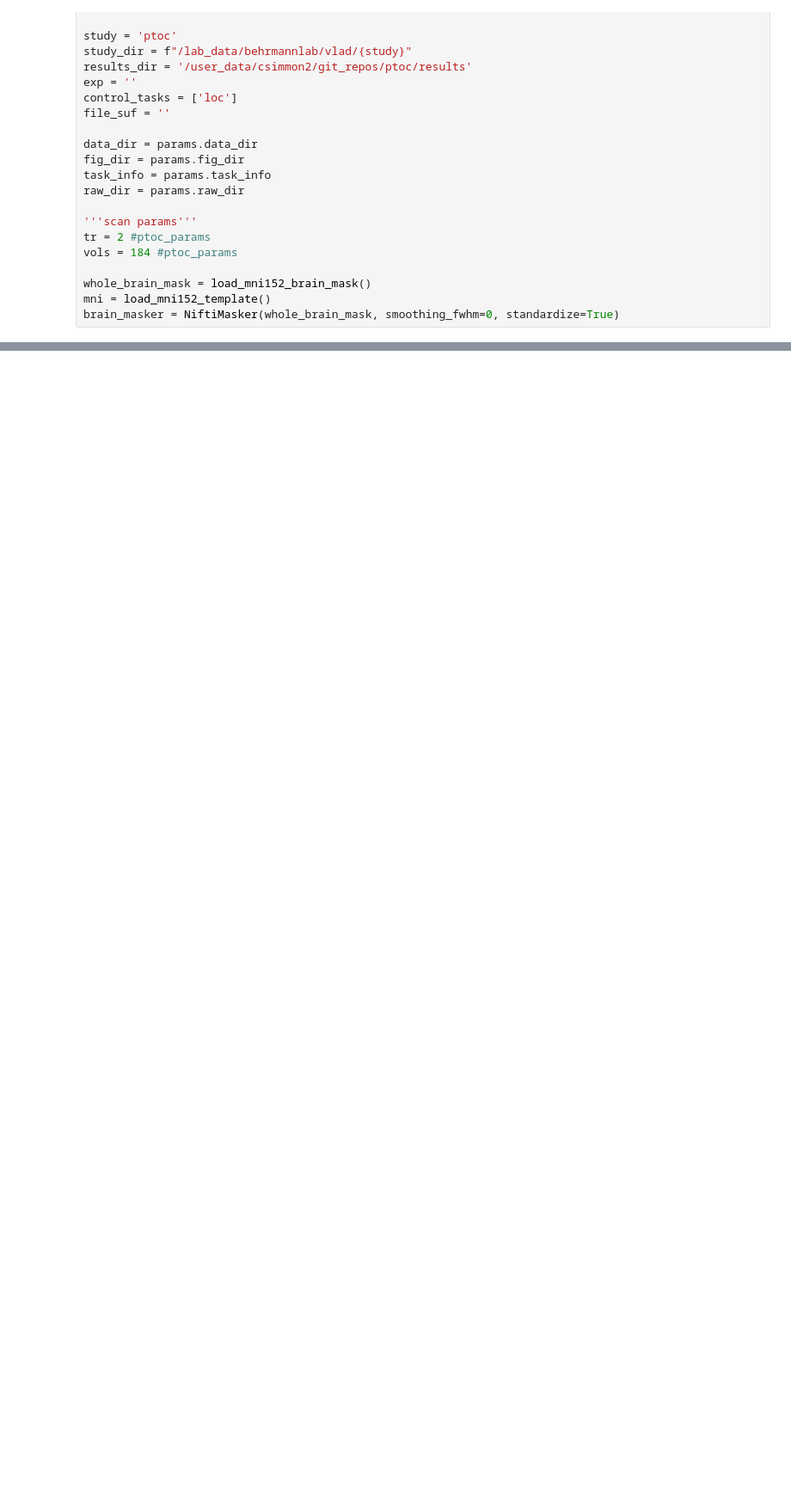
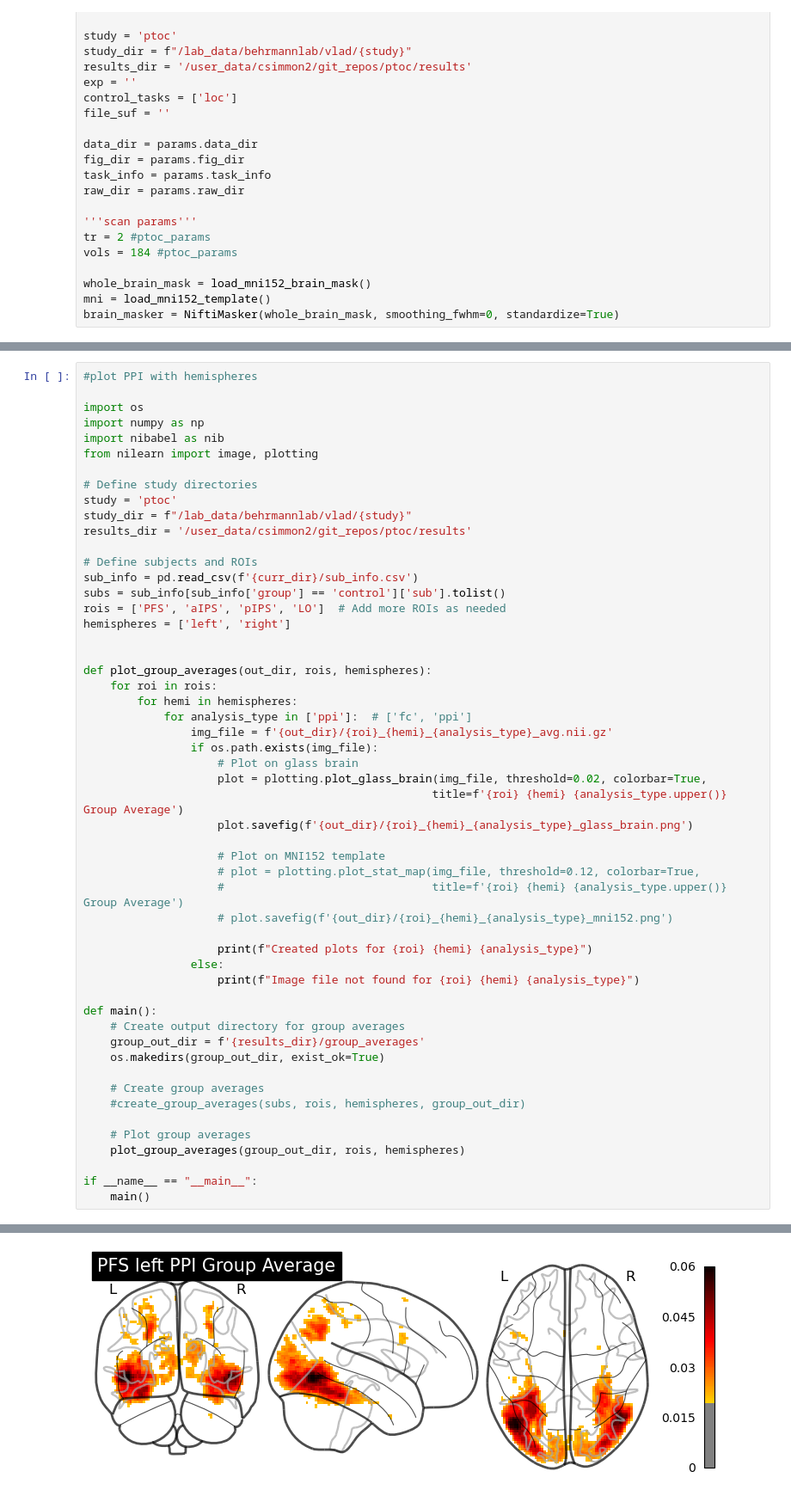
Before and after one commit to cnsimmons/ptoc, a Jupyter notebook: results/ppi/visualize_fc_ppi_uptodate.ipynb, the cells around one changed output, grey strips where cells are left out. Shown at 86% size. Drawn from its saved outputs; the diff is of its cells as text; blank space fills up the shorter version.

```diff
--- a/results/ppi/visualize_fc_ppi_uptodate.ipynb
+++ b/results/ppi/visualize_fc_ppi_uptodate.ipynb
@@ -152,0 +162,54 @@ Created plots for aIPS right fc
+# %%
+#plot PPI with hemispheres
+
+import os
+import numpy as np
+import nibabel as nib
+from nilearn import image, plotting
+
+# Define study directories
+study = 'ptoc'
+study_dir = f"/lab_data/behrmannlab/vlad/{study}"
+results_dir = '/user_data/csimmon2/git_repos/ptoc/results'
+
+# Define subjects and ROIs
+sub_info = pd.read_csv(f'{curr_dir}/sub_info.csv')
+subs = sub_info[sub_info['group'] == 'control']['sub'].tolist()
+rois = ['PFS', 'aIPS', 'pIPS', 'LO']  # Add more ROIs as needed
+hemispheres = ['left', 'right']
+
+
+def plot_group_averages(out_dir, rois, hemispheres):
+    for roi in rois:
+        for hemi in hemispheres:
+            for analysis_type in ['ppi']:  # ['fc', 'ppi']
+                img_file = f'{out_dir}/{roi}_{hemi}_{analysis_type}_avg.nii.gz'
+                if os.path.exists(img_file):
+                    # Plot on glass brain
+                    plot = plotting.plot_glass_brain(img_file, threshold=0.02, colorbar=True,
+                                                    title=f'{roi} {hemi} {analysis_type.upper()} Group Average')
+                    plot.savefig(f'{out_dir}/{roi}_{hemi}_{analysis_type}_glass_brain.png')
+
+                    # Plot on MNI152 template
+                    # plot = plotting.plot_stat_map(img_file, threshold=0.12, colorbar=True,
+                    #                               title=f'{roi} {hemi} {analysis_type.upper()} Group Average')
+                    # plot.savefig(f'{out_dir}/{roi}_{hemi}_{analysis_type}_mni152.png')
+
+                    print(f"Created plots for {roi} {hemi} {analysis_type}")
+                else:
+                    print(f"Image file not found for {roi} {hemi} {analysis_type}")
+
+def main():
+    # Create output directory for group averages
+    group_out_dir = f'{results_dir}/group_averages'
+    os.makedirs(group_out_dir, exist_ok=True)
+
+    # Create group averages
+    #create_group_averages(subs, rois, hemispheres, group_out_dir)
+
+    # Plot group averages
+    plot_group_averages(group_out_dir, rois, hemispheres)
+
+if __name__ == "__main__":
+    main()
+# %% [output]
@@ -152,0 +224 @@ Created plots for aIPS right fc
+[figure, added]
```
Also changed, not shown: parts of 2 cells of this notebook, 1 other file.
